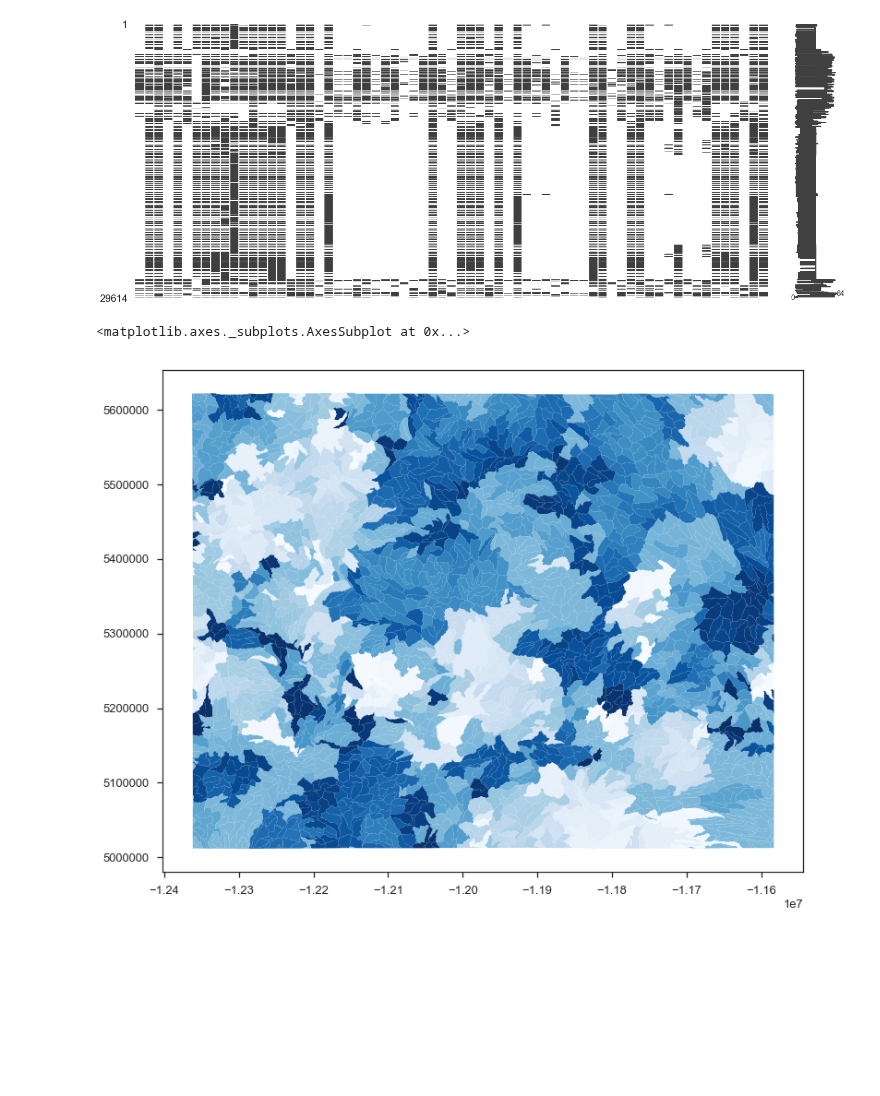
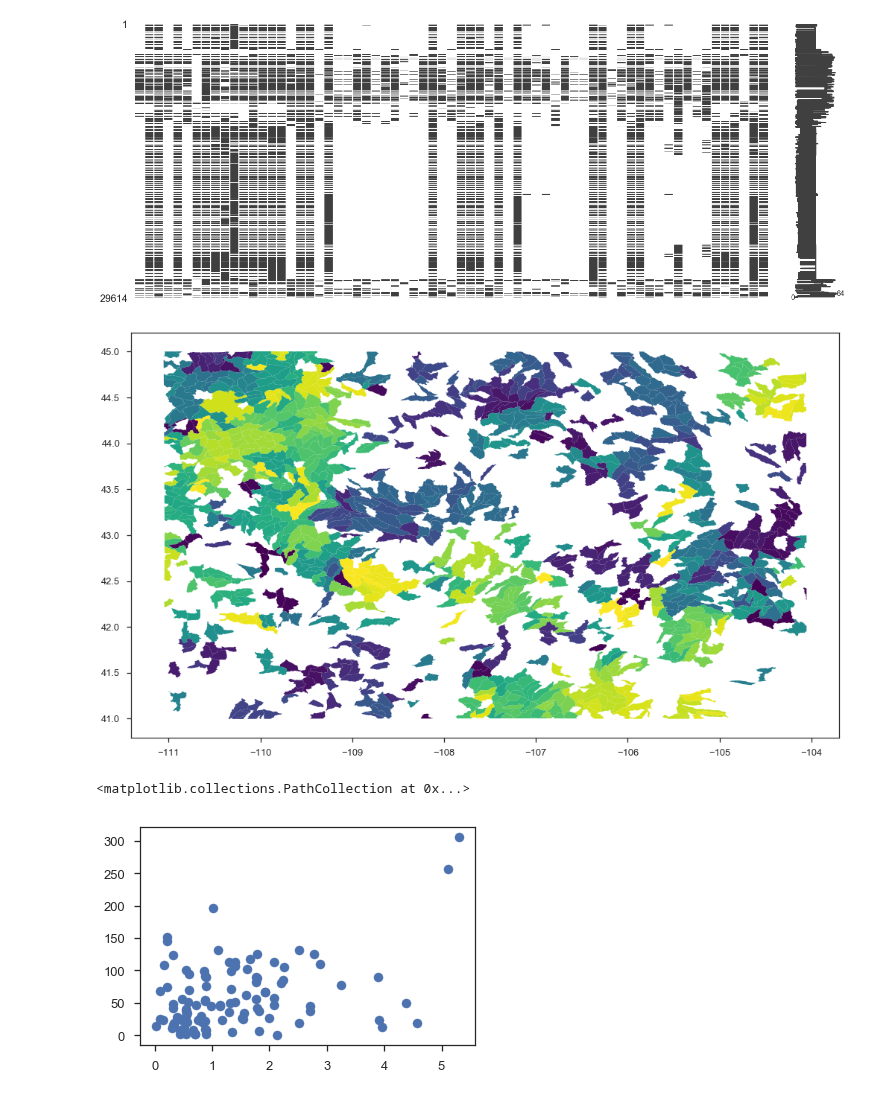
Before and after one commit to jessepisel/criticalandstrategic, a Jupyter notebook: Figure creation.ipynb, the cells around one changed output. Drawn from its saved outputs; the diff is of its cells as text; code cells hidden in the pictures; blank space fills up the shorter version.

Commit message:
making figures
no networkx to shapefile

```diff
--- a/Figure creation.ipynb
+++ b/Figure creation.ipynb
@@ -129,7 +129,7 @@ msno.matrix(merged.iloc[:,32:-4])
 huc12 = gpd.read_file(r'J:\Geology\WSGS\GIS\huc_12.shp') #reads in the hydraulic basin units and adds an area column
 huc12 = huc12.to_crs({'init': 'epsg:3732'})
 
-path = r'J:\\Geology\\WSGS\\Projects\\Critical Minerals\\hotspot analysis\\rock hotspot joined with hucs\\REE\\'
+path = r'J:\\Geology\\WSGS\\Projects\\Critical Minerals\\hotspot analysis\\rock hotspot joined with hucs\\Ti\\'
 allFiles=glob.glob(path+"*.csv")
 frame=pd.DataFrame
 listed=[]
@@ -143,11 +143,11 @@ frame = frame.drop(columns=['Join_Count', 'TARGET_FID', 'AREA', 'PERIMETER', 'WY
        'HU_12_DS', 'HU_12_NAME', 'HU_12_MOD', 'HU_12_TYPE', 'HU_2_NAME',
        'HU_4_NAME', 'HU_6_NAME', 'HU_8_NAME', 'Shape_Leng', 'SOURCE_ID',
        'GiPValue', 'NNeighbors', 'Gi_Bin',
-       'Shape_Length', 'Shape_Area'])
+       ])
 summary = frame.groupby('HUC_12', as_index=False).sum()
 middle=huc12.merge(summary.astype(object), on='HUC_12', how='right')
 combined = huc12.merge(middle[['HUC_12', 'GiZScore']].astype(str), on='HUC_12', how='left')
-crs={'init': 'epsg:3857'}
+crs={'init': 'epsg:4326'}
 combined= combined.to_crs(crs)
 #combined.plot(column=pd.to_numeric(combined['GiZScore']), cmap='magma', legend=True, figsize=(20,10))
 # %%
@@ -176,11 +176,25 @@ sed_comb= sed_comb.to_crs(crs)
 #combined.plot(column=pd.to_numeric(combined['z_score']), cmap='magma', legend=True, figsize=(20,10))
 counties=gpd.read_file(r'J:\Geology\WSGS\GIS\County_boundaries_polys.shp')
 counties= counties.to_crs(crs)
+# %%
+imputed_merged = pd.read_csv(r'J:\Geology\WSGS\Projects\Critical Minerals\ngdbrock-fUS56\imputed_rock_values.csv')
+from geopandas import GeoDataFrame
+from shapely.geometry import Point
+import fiona
+#writes the point data to a shapefile in the dir called data.shp
+geometry = [Point(xy) for xy in zip(imputed_merged.longitude, imputed_merged.latitude)]
+crs = {'init': 'epsg:3732'} #http://www.spatialreference.org/ref/epsg/2263/
+geo_df = GeoDataFrame(imputed_merged, crs={'init': 'epsg:4326'}, geometry=geometry)
+projGeoDF=geo_df.to_crs(crs)
+points_with_basin=gpd.sjoin(huc12, projGeoDF, how='inner', op='intersects')
+rock_basins = points_with_basin.HUC_12.unique()
 # %%
 fig, ax = plt.subplots(figsize=(20,10))
 #counties.plot( color='gray', ax=ax)
 #sed_comb[pd.to_numeric(sed_comb['z_score'])>=np.percentile(pd.to_numeric(sed_comb['z_score']), 0)].plot(ax=ax, column='z_score', cmap='Reds', alpha=1)
-combined[pd.to_numeric(combined['GiZScore'])>=np.percentile(pd.to_numeric(combined['GiZScore']), 0)].plot(ax=ax, alpha=1, column='GiZScore', cmap='Blues_r')
+#combined[pd.to_numeric(combined['GiZScore'])>=np.percentile(pd.to_numeric(combined['GiZScore']), 0)].plot(ax=ax, alpha=1, column='GiZScore', cmap='viridis')
+combined[(pd.to_numeric(combined['GiZScore'])>=np.percentile(pd.to_numeric(combined['GiZScore']), 0)) & (combined['HUC_12'].isin(rock_basins)) ].plot(ax=ax,
+    alpha=1, column='GiZScore', cmap='viridis')
+plt.savefig(r'J:\\Geology\\WSGS\\Projects\\Critical Minerals\\Report\\ree_rock')
 # %% [output]
-<matplotlib.axes._subplots.AxesSubplot at 0x...>
-[figure, old version]
+[figure, new version]
@@ -186,0 +203,6 @@ combined[pd.to_numeric(combined['GiZScore'])>=np.percentile(pd.to_numeric(combin
+# %%
+nonzero = matching[(matching['GiZScore'].astype(float)>0) & (matching['z_score'].astype(float)>0)]
+plt.scatter(nonzero.GiZScore.astype(float), nonzero.z_score.astype(float))
+# %% [output]
+<matplotlib.collections.PathCollection at 0x...>
+[figure, added]
```
Also changed, not shown: parts of 7 cells of this notebook, 2 other files.
